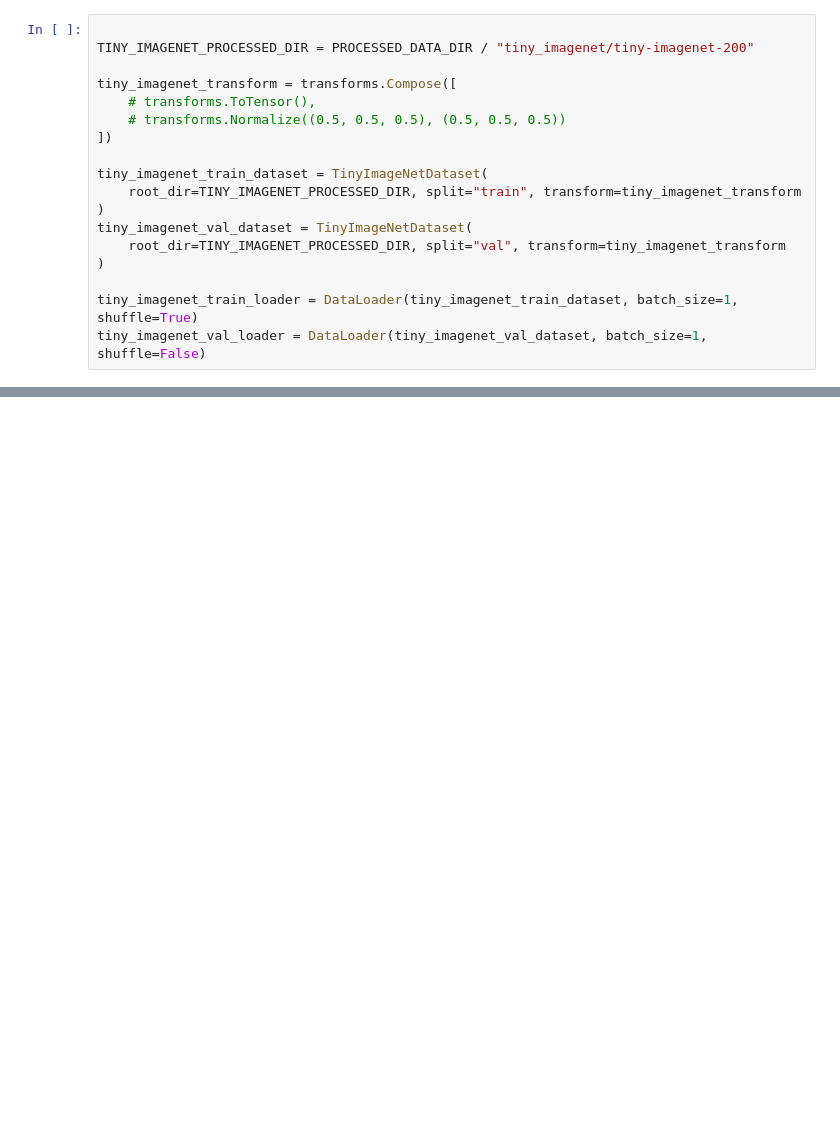
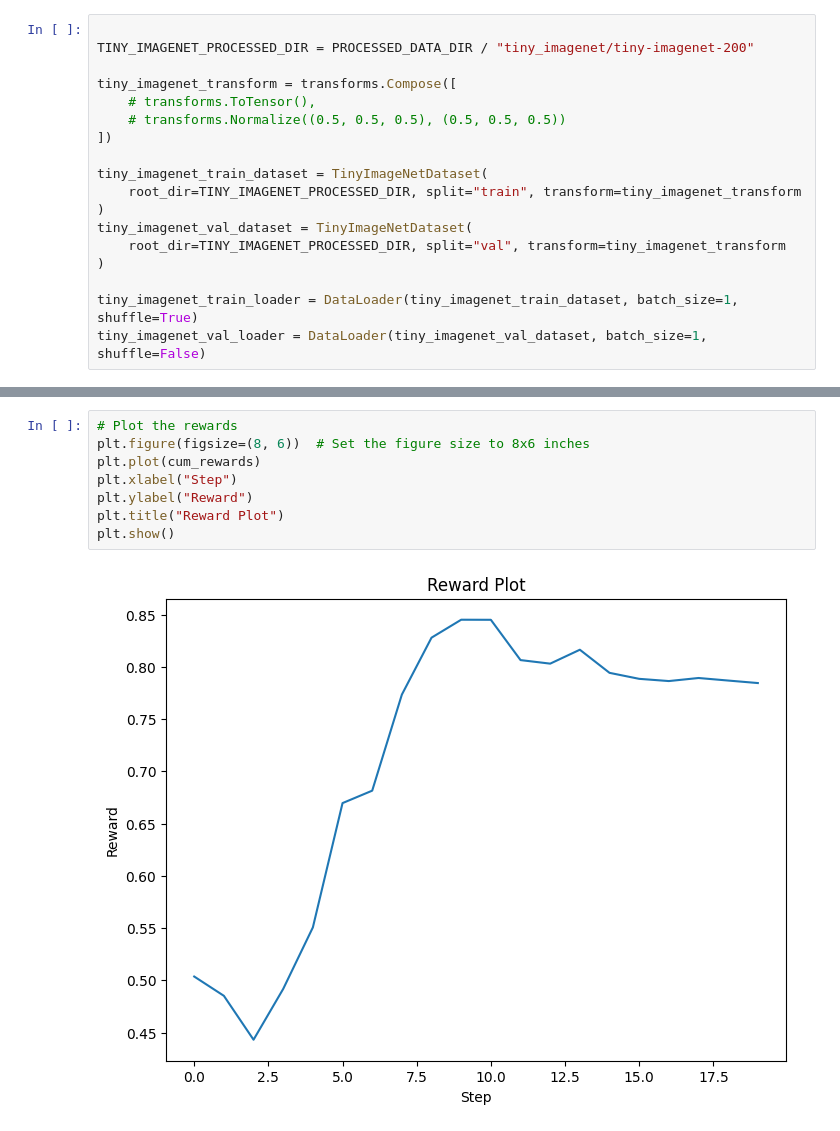
Before and after one commit to tcouso/uav_active_sensing, a Jupyter notebook: notebooks/1.03-image-env.ipynb, the cells around one changed output, grey strips where cells are left out. Drawn from its saved outputs; the diff is of its cells as text; blank space fills up the shorter version.

```diff
--- a/notebooks/1.03-image-env.ipynb
+++ b/notebooks/1.03-image-env.ipynb
@@ -96,3 +93,13 @@ sampled_img = env.random_walk(50, planar_step_size=16, altitude_step_size=5)
+# %%
+# Plot the rewards
+plt.figure(figsize=(8, 6))  # Set the figure size to 8x6 inches
+plt.plot(cum_rewards)
+plt.xlabel("Step")
+plt.ylabel("Reward")
+plt.title("Reward Plot")
+plt.show()
+# %% [output]
+[figure, added]
 # %%
 visualize_tensor(env.img)
 visualize_tensor(env.sampled_img)
```
Also changed, not shown: parts of 35 cells of this notebook, 3 other files.
